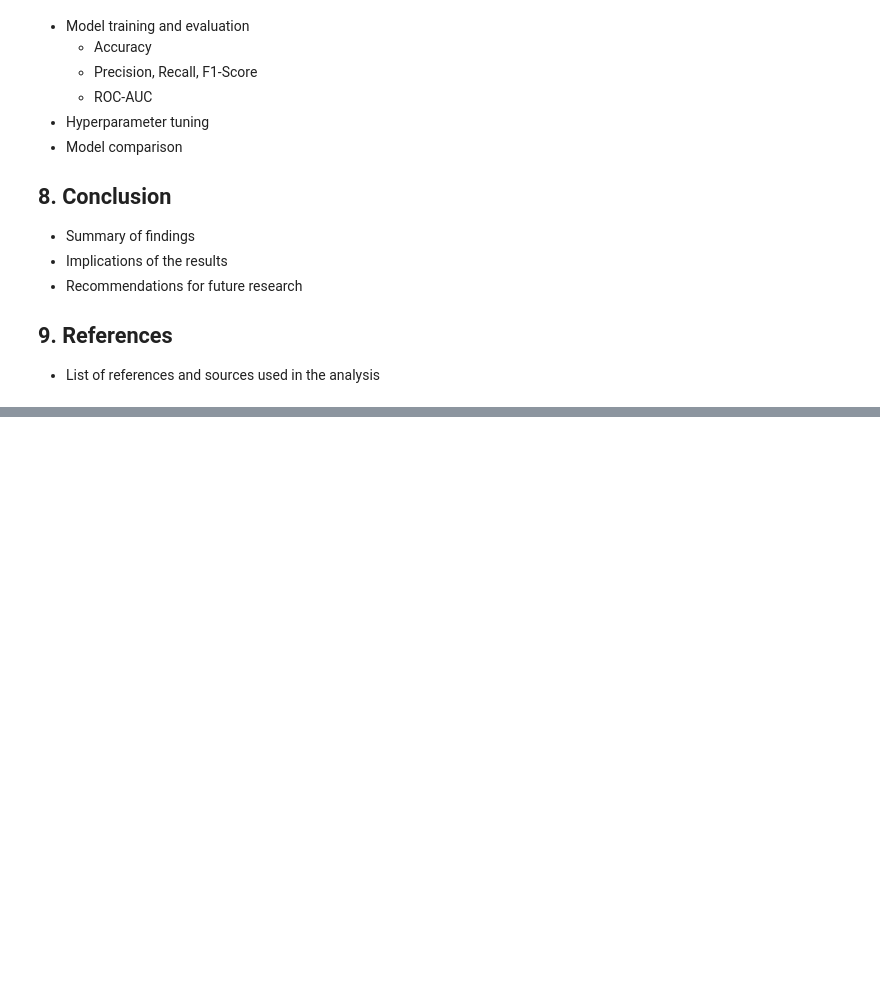
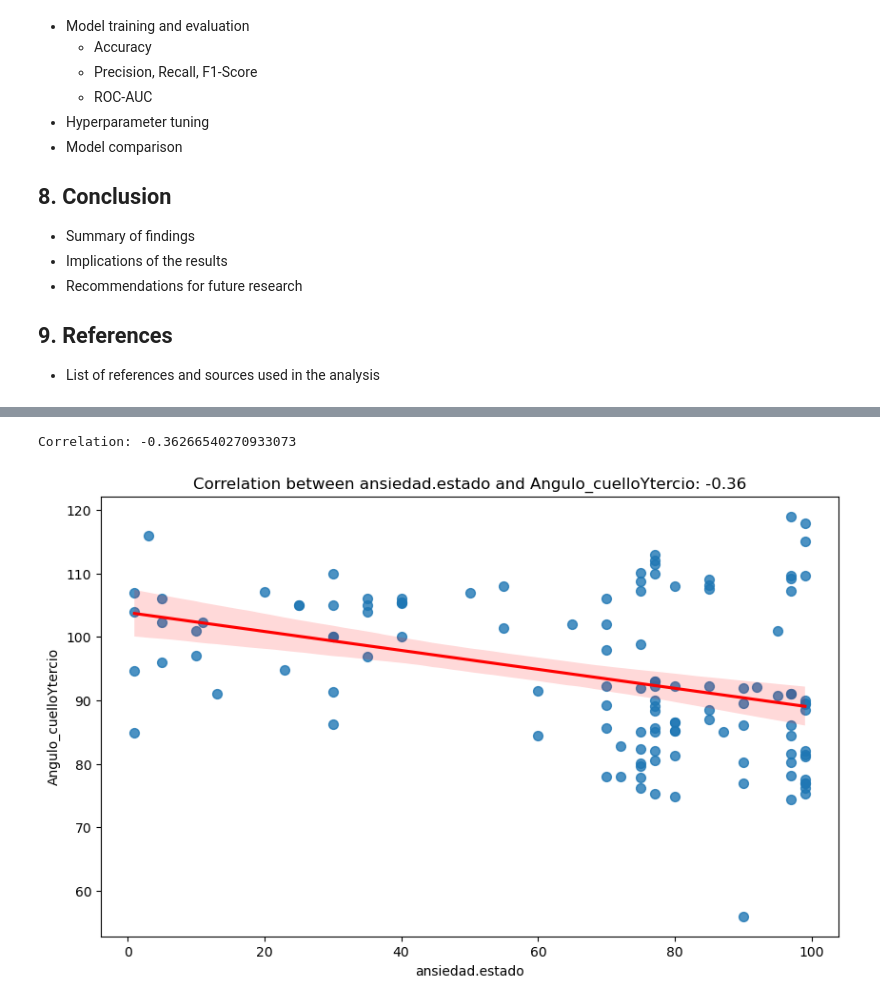
Before and after one commit to MMRES-PyBootcamp/MMRES-python-bootcamp2024, a Jupyter notebook: Misophonia_report/MMRES_Report_AlbertGrass_AndresGordo.ipynb, the cells around one changed output, grey strips where cells are left out. Drawn from its saved outputs; the diff is of its cells as text; code cells hidden in the pictures; blank space fills up the shorter version.

Commit message:
Add first corr angulo vs ansiedad.estado

```diff
--- a/Misophonia_report/MMRES_Report_AlbertGrass_AndresGordo.ipynb
+++ b/Misophonia_report/MMRES_Report_AlbertGrass_AndresGordo.ipynb
@@ -61,0 +64,8 @@
+# %%
+import matplotlib.pyplot as plt
+import seaborn as sns
+import numpy as np
+from scipy import stats
+import pandas as pd
+df = pd.read_excel('https://github.com/MMRES-PyBootcamp/MMRES-python-bootcamp2024/raw/master/datasets/misophonia_data.xlsx')
+df
@@ -61,0 +86,15 @@
+# %%
+# Calculate the correlation
+correlation = df['ansiedad.estado'].corr(df['Angulo_cuelloYtercio'])
+print(f"Correlation: {correlation}")
+
+# Plot the data
+plt.figure(figsize=(10, 6))
+sns.regplot(x='ansiedad.estado', y='Angulo_cuelloYtercio', data=df, scatter_kws={'s': 50}, line_kws={'color': 'red'})
+plt.title(f'Correlation between ansiedad.estado and Angulo_cuelloYtercio: {correlation:.2f}')
+plt.xlabel('ansiedad.estado')
+plt.ylabel('Angulo_cuelloYtercio')
+plt.show()
+# %% [output]
+Correlation: -0.36266540270933073
+[figure, added]
```
Also changed, not shown: parts of 2 cells of this notebook.
